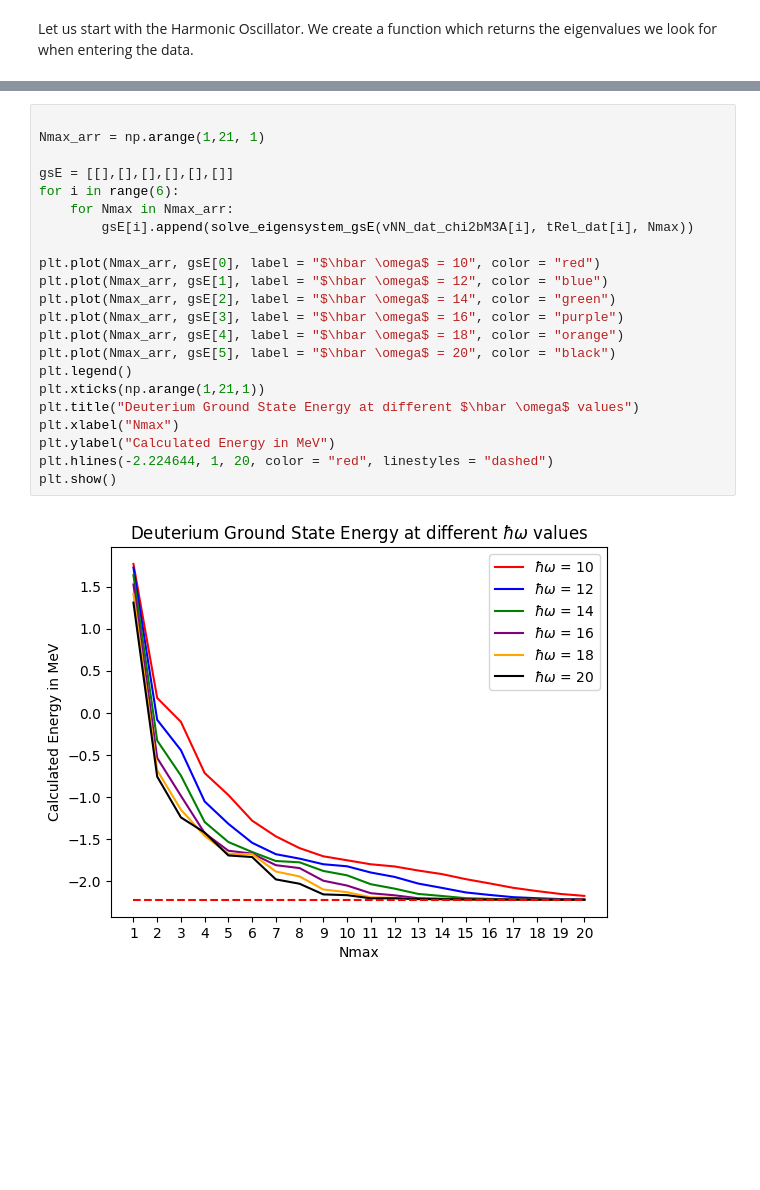
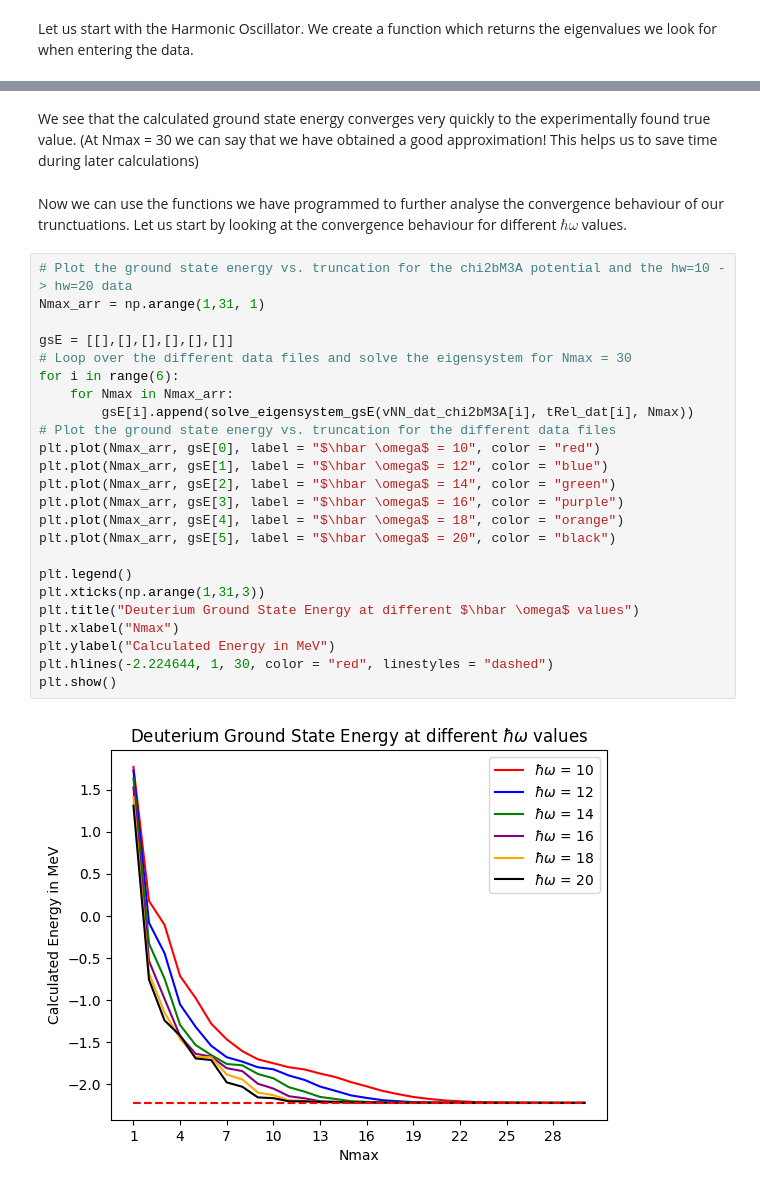
Before and after one commit to elanikum/comp_nuclear_structure_physics2025, a Jupyter notebook: deuteron_gs.ipynb, the cells around one changed output, grey strips where cells are left out. Drawn from its saved outputs; the diff is of its cells as text; blank space fills up the shorter version.

```diff
--- a/deuteron_gs.ipynb
+++ b/deuteron_gs.ipynb
@@ -201,24 +335,30 @@ plot_gsE_vs_Nmax(vNN_dat_chi2bM3A[2], tRel_dat[2], Nmax_arr)
+# %% [markdown]
+We see that the calculated ground state energy converges very quickly to the experimentally found true value. (At Nmax = 30 we can say that we have obtained a good approximation! This helps us to save time during later calculations)
+# %% [markdown]
+Now we can use the functions we have programmed to further analyse the convergence behaviour of our trunctuations. Let us start by looking at the convergence behaviour for different $\hbar\omega$ values.
 # %%
-
-Nmax_arr = np.arange(1,21, 1)
+# Plot the ground state energy vs. truncation for the chi2bM3A potential and the hw=10 -> hw=20 data
+Nmax_arr = np.arange(1,31, 1)
 
 gsE = [[],[],[],[],[],[]]
+# Loop over the different data files and solve the eigensystem for Nmax = 30
 for i in range(6):
     for Nmax in Nmax_arr:
         gsE[i].append(solve_eigensystem_gsE(vNN_dat_chi2bM3A[i], tRel_dat[i], Nmax))
-
+# Plot the ground state energy vs. truncation for the different data files
 plt.plot(Nmax_arr, gsE[0], label = "$\hbar \omega$ = 10", color = "red")
 plt.plot(Nmax_arr, gsE[1], label = "$\hbar \omega$ = 12", color = "blue")
 plt.plot(Nmax_arr, gsE[2], label = "$\hbar \omega$ = 14", color = "green")
 plt.plot(Nmax_arr, gsE[3], label = "$\hbar \omega$ = 16", color = "purple")
 plt.plot(Nmax_arr, gsE[4], label = "$\hbar \omega$ = 18", color = "orange")
 plt.plot(Nmax_arr, gsE[5], label = "$\hbar \omega$ = 20", color = "black")
+
 plt.legend()
-plt.xticks(np.arange(1,21,1))
+plt.xticks(np.arange(1,31,3))
 plt.title("Deuterium Ground State Energy at different $\hbar \omega$ values")
 plt.xlabel("Nmax")
 plt.ylabel("Calculated Energy in MeV")
-plt.hlines(-2.224644, 1, 20, color = "red", linestyles = "dashed")
+plt.hlines(-2.224644, 1, 30, color = "red", linestyles = "dashed")
 plt.show()
 # %% [output]
-[figure, old version]
+[figure, new version]
```
Also changed, not shown: parts of 24 cells of this notebook, 2 other files.
